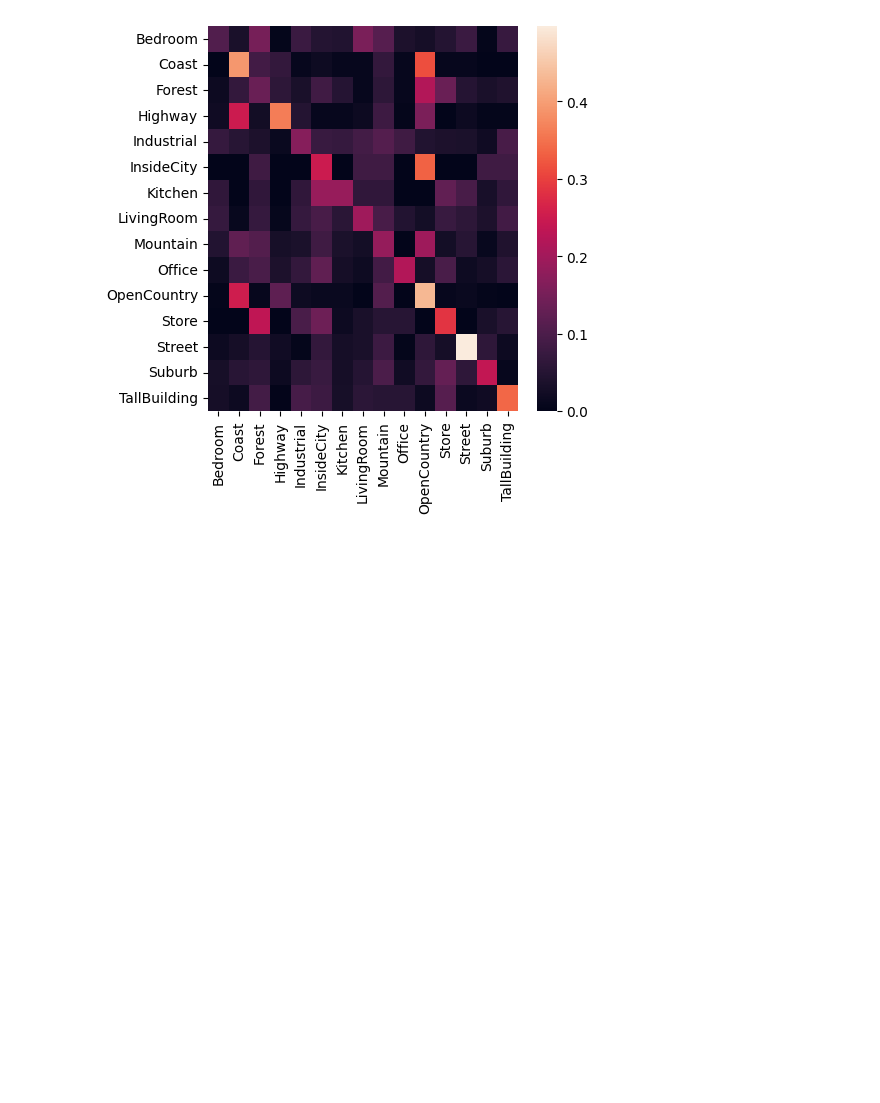
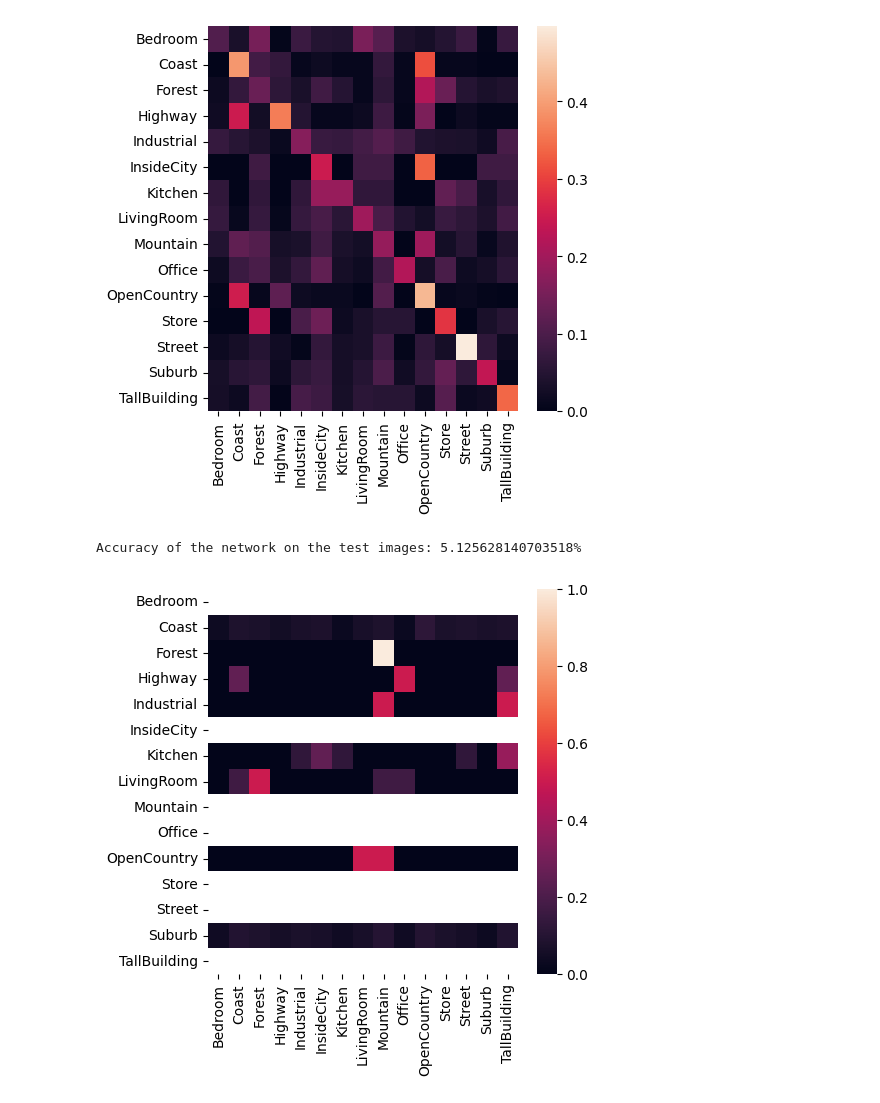
Before and after one commit to AlessandroCesaTs/Computer_Vision_Project_Cesa, a Jupyter notebook: project.ipynb, the cells around one changed output. Drawn from its saved outputs; the diff is of its cells as text; code cells hidden in the pictures; blank space fills up the shorter version.

```diff
--- a/project.ipynb
+++ b/project.ipynb
@@ -147,0 +167,17 @@ Accuracy of the network on the test images: 26.934673366834172%
+# %%
+train_loader_augmented=DataLoader(
+    ConcatDataset([training_set,training_set_reflected]),
+     batch_size=batch_size,shuffle=True,pin_memory=True)
+# %%
+train_loader_augmented=DeviceDataLoader(train_loader_augmented,device)
+# %%
+model = simpleCNN()
+model.to(device)
+model.apply(init_weights)
+# %%
+model_path=train_model(model,train_loader_augmented,validation_loader,loss_function,optimizer,15,device)
+# %%
+test_model(simpleCNN(),model_path,test_loader,test,device)
+# %% [output]
+Accuracy of the network on the test images: 5.125628140703518%
+[figure, added]
```
Also changed, not shown: parts of 7 cells of this notebook.
